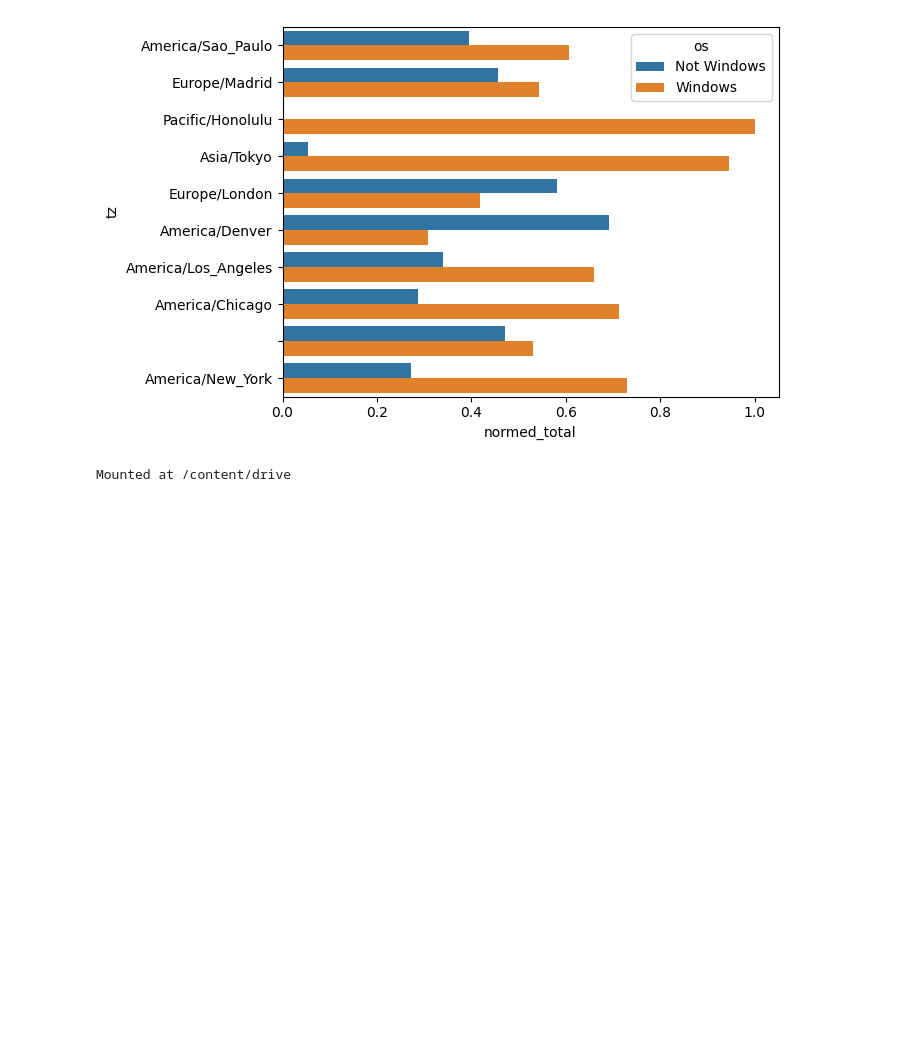
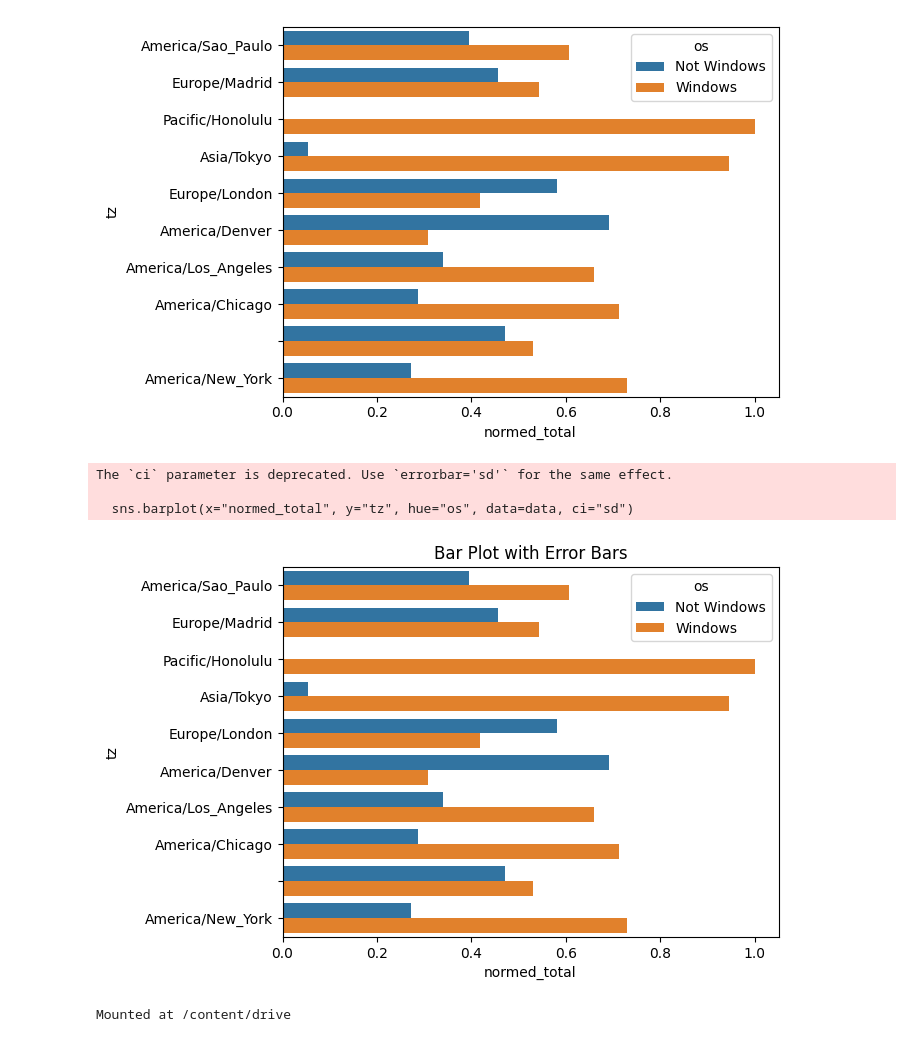
Before and after one commit to jikyoung/Kaggle-Dacon, a Jupyter notebook: USA_gov.ipynb, the cells around one changed output. Cells and saved outputs as stored; diff of their text form; code cells hidden in the pictures; blank space fills up the shorter version.

Commit message:
Data Analysis and Visualization

```diff
--- a/USA_gov.ipynb
+++ b/USA_gov.ipynb
@@ -357,6 +357,23 @@ sns.barplot(x="normed_total", y="tz", hue="os", data=cnt_subset)
 # %% [output]
 <Axes: xlabel='normed_total', ylabel='tz'>
 [figure]
+# %%
+import seaborn as sns
+import matplotlib.pyplot as plt
+
+# 예제 데이터
+data = cnt_subset
+
+# 에러 바 추가
+sns.barplot(x="normed_total", y="tz", hue="os", data=data, ci="sd")
+
+plt.title('Bar Plot with Error Bars')
+plt.show()
+# %% [output]
+The `ci` parameter is deprecated. Use `errorbar='sd'` for the same effect.
+
+  sns.barplot(x="normed_total", y="tz", hue="os", data=data, ci="sd")
+[figure, added]
 # %%
 from google.colab import drive
 drive.mount('/content/drive')
```
Also changed, not shown: parts of 4 cells of this notebook.
